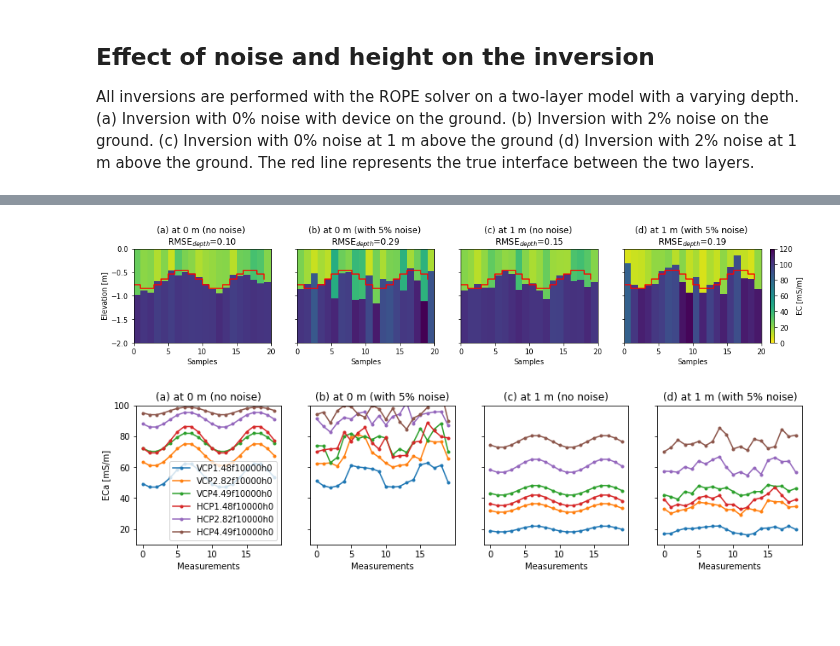
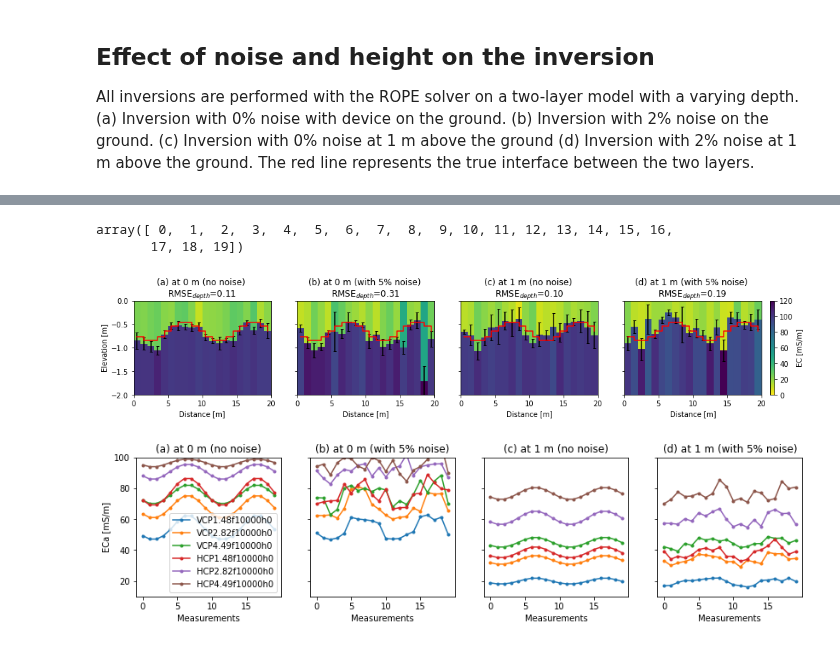
Before and after one commit to hkexgroup/emagpy, a Jupyter notebook: jupyter-notebook/em-paper.ipynb, the cells around one changed output, grey strips where cells are left out. Saved outputs shown, nothing was run; the diff lists cells and outputs as text; code cells hidden in the pictures; blank space fills up the shorter version.

```diff
--- a/jupyter-notebook/em-paper.ipynb
+++ b/jupyter-notebook/em-paper.ipynb
@@ -109,7 +109,7 @@ dfsFSlin = k.forward(forwardModel='FSlin', coils=coils)
 
 # figure
 fig, ax = plt.subplots()
-ax.set_title('(a) Homogenous subsurface (h = 0 m)')
+ax.set_title('Homogenous subsurface (h = 0 m)')
 ax.plot(condsHomo[:,0], dfsFSeq[0][coils[0]], '-', label = r'FS$_{EQ}$-ECa (VCP4.49)')
 ax.plot(condsHomo[:,0], dfsFSlin[0][coils[0]], '--', label = 'LIN-ECa (VCP4.49)')
 # ax.plot(condsHomo[:,0], dfsCS[0][coils[0]], ':', label = 'CS-ECa (VCP4.49)')
@@ -145,12 +145,12 @@ ks = []
 for i, coils in enumerate([coils0, coils1, coils0, coils1]):
     k = Problem()
     k.setModels([depths], [conds])
-    _ = k.forward(forwardModel='FSeq', coils=coils, noise=0.0)
+    _ = k.forward(forwardModel='FSlin', coils=coils, noise=0.0)
     ks.append(k)
 k.showResults() # display original model
 k.show() # display ECa computed from forward modelling
 
-for k, fm in zip(ks, ['FSeq','FSeq','CS','CS']):
+for k, fm in zip(ks, ['FSlin','FSlin','CS','CS']):
     k.setInit(depths0=[0.5], fixedDepths=[False],
               conds0=[20, 20], fixedConds=[False, False]) # set initial values
     # invert using ROPE solver (RObust Parameter Estimation)
@@ -209,13 +209,13 @@ ks = []
 for i in range(4):
     k = Problem()
     k.setModels([depths], [conds])
-    _ = k.forward(forwardModel='FSeq', coils=coils[i], noise=noises[i])
+    _ = k.forward(forwardModel='FSlin', coils=coils[i], noise=noises[i])
     ks.append(k)
 
 # invert
 for k in ks:
     k.setInit(depths0=np.array([0.5]), fixedDepths=[False])
-    k.invert(forwardModel='FSeq', method='ROPE', regularization='l1',
+    k.invert(forwardModel='FSlin', method='ROPE', regularization='l1',
              bnds=[(0.05, 2.5), (5, 150), (5, 150)], rep=1000, njobs=-1)
 # %% [output]
 Forward modelling
@@ -226,3 +226,6 @@ Survey 1/1
 Survey 1/1
 Survey 1/1
 Survey 1/1
+# %%
+depths = 0.65 + 0.2 * np.sin(x*np.pi*2)
+depths
@@ -229,21 +253,26 @@ Survey 1/1
+# %%
+np.arange(depths.shape[0])
+# %% [output]
+array([ 0,  1,  2,  3,  4,  5,  6,  7,  8,  9, 10, 11, 12, 13, 14, 15, 16,
+       17, 18, 19])
 # %%
 # graph of inverted values
 titles = ['(a) at 0 m (no noise)', '(b) at 0 m (with 5% noise)',
           '(c) at 1 m (no noise)', '(d) at 1 m (with 5% noise)']
 fig, axs = plt.subplots(1, 4, sharex=True, sharey=True, figsize=(14,3))
 for i in range(4):
     ax = axs[i]
-    ks[i].showResults(ax=ax, vmin=0, vmax=120, maxDepth=2)
+    ks[i].showResults(ax=ax, vmin=0, vmax=120, maxDepth=2, errorbar=True)
     rmseDepths = np.sqrt(np.sum((ks[i].depths[0][:,0] - depths[:,0])**2)/len(depths[:,0]))
     ax.set_title('{:s} \nRMSE$_{{depth}}$={:.2f}'.format(titles[i], rmseDepths))
-    ax.step(np.arange(depths.shape[0]), -depths, 'r', where='post') # true depth
+    ax.step(np.arange(depths.shape[0])+0.5, -depths, 'r', where='post') # true depth
     if i < 3:
         fig.axes[-1].remove()
     if i > 0:
         ax.set_ylabel('')
 fig.savefig(outputdir + 'fig9inv-noise.jpg', dpi=500)
 # %% [output]
-[figure, old version]
+[figure, new version]
 # %%
 # graph of apparent values
 titles = ['at 0 m (no noise)', 'at 0 m (with 5% noise)',
```
Also changed, not shown: parts of 10 cells of this notebook, 3 other files.
